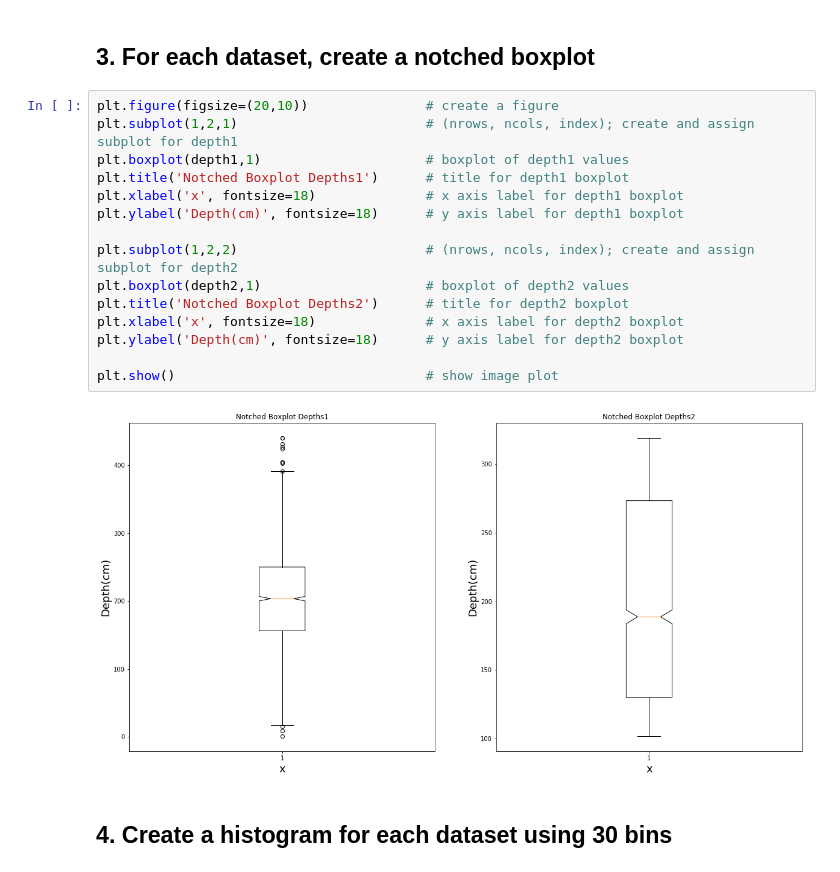
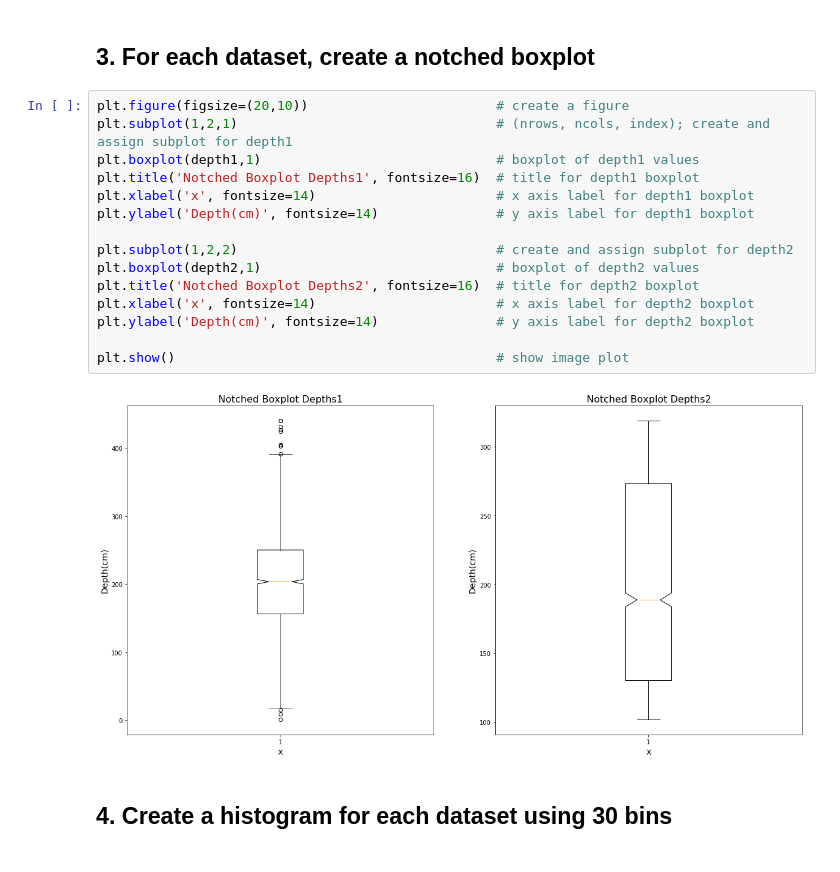
Before and after one commit to curtiscrandall/GEOS_522, a Jupyter notebook: GEOS522_HW1.ipynb, the cells around one changed output. Drawn from its saved outputs; the diff is of its cells as text.

```diff
--- a/GEOS522_HW1.ipynb
+++ b/GEOS522_HW1.ipynb
@@ -126,22 +126,22 @@ Kurtosis: -1.86
 # %% [markdown]
 ## 3. For each dataset, create a notched boxplot
 # %%
-plt.figure(figsize=(20,10))               # create a figure
-plt.subplot(1,2,1)                        # (nrows, ncols, index); create and assign subplot for depth1
-plt.boxplot(depth1,1)                     # boxplot of depth1 values
-plt.title('Notched Boxplot Depths1')      # title for depth1 boxplot
-plt.xlabel('x', fontsize=18)              # x axis label for depth1 boxplot
-plt.ylabel('Depth(cm)', fontsize=18)      # y axis label for depth1 boxplot
+plt.figure(figsize=(20,10))                        # create a figure
+plt.subplot(1,2,1)                                 # (nrows, ncols, index); create and assign subplot for depth1
+plt.boxplot(depth1,1)                              # boxplot of depth1 values
+plt.title('Notched Boxplot Depths1', fontsize=16)  # title for depth1 boxplot
+plt.xlabel('x', fontsize=14)                       # x axis label for depth1 boxplot
+plt.ylabel('Depth(cm)', fontsize=14)               # y axis label for depth1 boxplot
 
-plt.subplot(1,2,2)                        # (nrows, ncols, index); create and assign subplot for depth2
-plt.boxplot(depth2,1)                     # boxplot of depth2 values
-plt.title('Notched Boxplot Depths2')      # title for depth2 boxplot
-plt.xlabel('x', fontsize=18)              # x axis label for depth2 boxplot
-plt.ylabel('Depth(cm)', fontsize=18)      # y axis label for depth2 boxplot
+plt.subplot(1,2,2)                                 # create and assign subplot for depth2
+plt.boxplot(depth2,1)                              # boxplot of depth2 values
+plt.title('Notched Boxplot Depths2', fontsize=16)  # title for depth2 boxplot
+plt.xlabel('x', fontsize=14)                       # x axis label for depth2 boxplot
+plt.ylabel('Depth(cm)', fontsize=14)               # y axis label for depth2 boxplot
 
-plt.show()                                # show image plot
+plt.show()                                         # show image plot
 # %% [output]
-[figure, old version]
+[figure, new version]
 # %% [markdown]
 ## 4. Create a histogram for each dataset using 30 bins
 # %%
```
Also changed, not shown: parts of 4 cells of this notebook.
